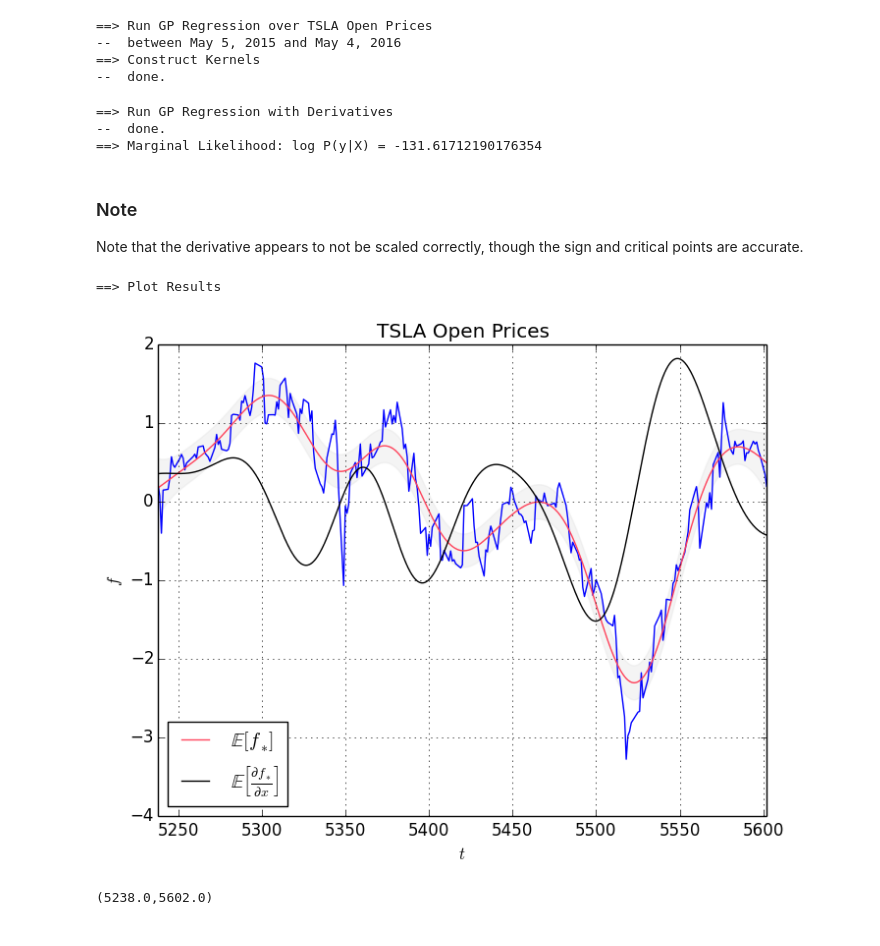
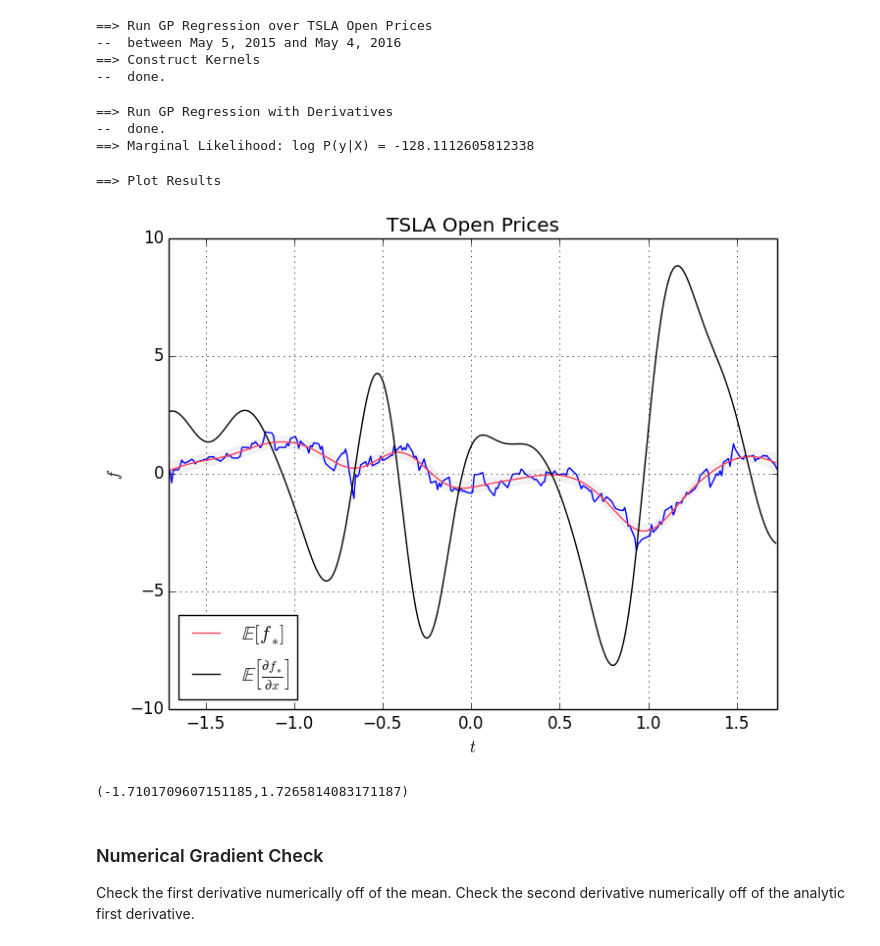
Before and after one commit to cdipaolo/inflection, a Jupyter notebook: notebooks/1.0-gp-regression.ipynb, the cells around one changed output. Saved outputs shown, nothing was run; the diff lists cells and outputs as text; code cells hidden in the pictures.

```diff
--- a/notebooks/1.0-gp-regression.ipynb
+++ b/notebooks/1.0-gp-regression.ipynb
@@ -19,7 +19,7 @@ end
 # dk/dx (not x_)
 function d_kern(se::SEKernel, x::AbstractArray,x_::AbstractArray)
     diff = x - x_
-    result =  -se.σ2 * diff * exp(-diff'*diff/(2se.l2))
+    result =  -se.σ2 * diff * exp(-diff'*diff/(2se.l2)) / se.l2
     return result[1]
 end
 
@@ -27,7 +27,7 @@ end
 function d2_kern(se::SEKernel, x::AbstractArray,x_::AbstractArray)
     diff = x - x_
     outer_product = diff*diff'
-    result =  -(eye(outer_product) - outer_product)*se.σ2 * exp(-diff'*diff/(2se.l2))
+    result =  -(eye(outer_product) - outer_product/se.l2)*se.σ2 * exp(-diff'*diff/(2se.l2))/se.l2
     return result[1]
 end
 
@@ -271,15 +274,16 @@ head(tsla_raw)
 | 6 | 0015-05-12 | 240.11 | 246.35 | 238.19 | 244.74 | 6363429 | 5245.0 |
 # %%
 t    = collect(tsla_raw[:Date])
+t    = (t - mean(t)) / std(t)
 tsla = collect(tsla_raw[:Open])
 tsla = (tsla - mean(tsla)) / std(tsla)
-t_   = collect(minimum(t):0.25:maximum(t))
+t_   = collect(minimum(t):1e-2:maximum(t))
 
 println("==> Run GP Regression over TSLA Open Prices")
 println("--  between May 5, 2015 and May 4, 2016")
 
 σ = 0.75
-l = 30.
+l = 0.2
 se = SEKernel(l,σ)
 σ_y = 0.5
 
@@ -307,6 +311,7 @@ L = chol(K_)
 α = L\(L'\tsla)
 μ = k_'*α
 dμ = dk_'*α
+d2μ = d2k_'*α
 v = L'\k_
 σ = sqrt(diag(k__) - diag(v'*v))
 logP = -tsla'*α/2 - sum(log(diag(L))) - size(tsla)[1]*log(2π)/2
@@ -315,25 +320,26 @@ println("==> Marginal Likelihood: log P(y|X) = $(logP[1])")
 # %% [output]
 ==> Run GP Regression with Derivatives
 --  done.
-==> Marginal Likelihood: log P(y|X) = -131.61712190176354
+==> Marginal Likelihood: log P(y|X) = -128.1112605812338
-# %% [markdown]
-### Note
-
-Note that the derivative appears to not be scaled correctly, though the sign and critical points are accurate.
 # %%
 println("==> Plot Results")
 plot(t,tsla)
 plot(t_, μ, label="\$\\mathbb{E}[f_*]\$", color="#FF425B")
-plot(t_, dμ/40, label="\$\\mathbb{E}\\left[\\frac{\\partial f_*}{\\partial x}\\right]\$", color="black")
+plot(t_, dμ, label="\$\\mathbb{E}\\left[\\frac{\\partial f_*}{\\partial x}\\right]\$", color="black")
+#plot(t_, d2μ, label="\$\\mathbb{E}\\left[\\frac{\\partial^2 f_*}{\\partial x^2}\\right]\$")
 fill_between(t_, μ-2σ, μ+2σ, color="#dddddd", alpha=0.3)
 title("TSLA Open Prices")
 xlabel("\$t\$")
 ylabel("\$f\$")
 legend(loc="lower left")
 
 grid()
 xlim(minimum(t), maximum(t))
 # %% [output]
 ==> Plot Results
-[figure, old version]
+[figure, new version]
-(5238.0,5602.0)
+(-1.7101709607151185,1.7265814083171187)
+# %% [markdown]
+### Numerical Gradient Check
+
+Check the first derivative numerically off of the mean. Check the second derivative numerically off of the analytic first derivative.
```
Also changed, not shown: parts of 10 cells of this notebook.
